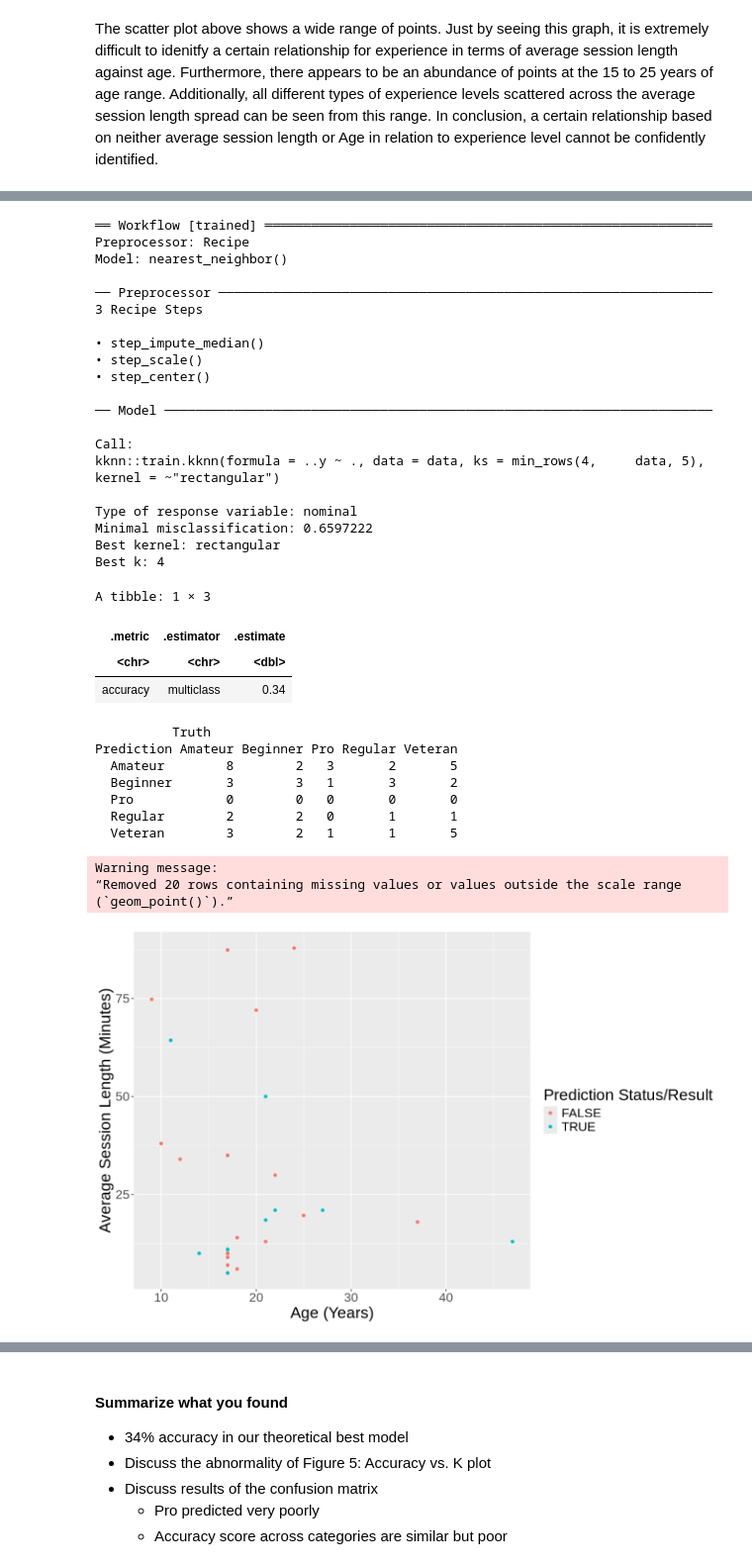
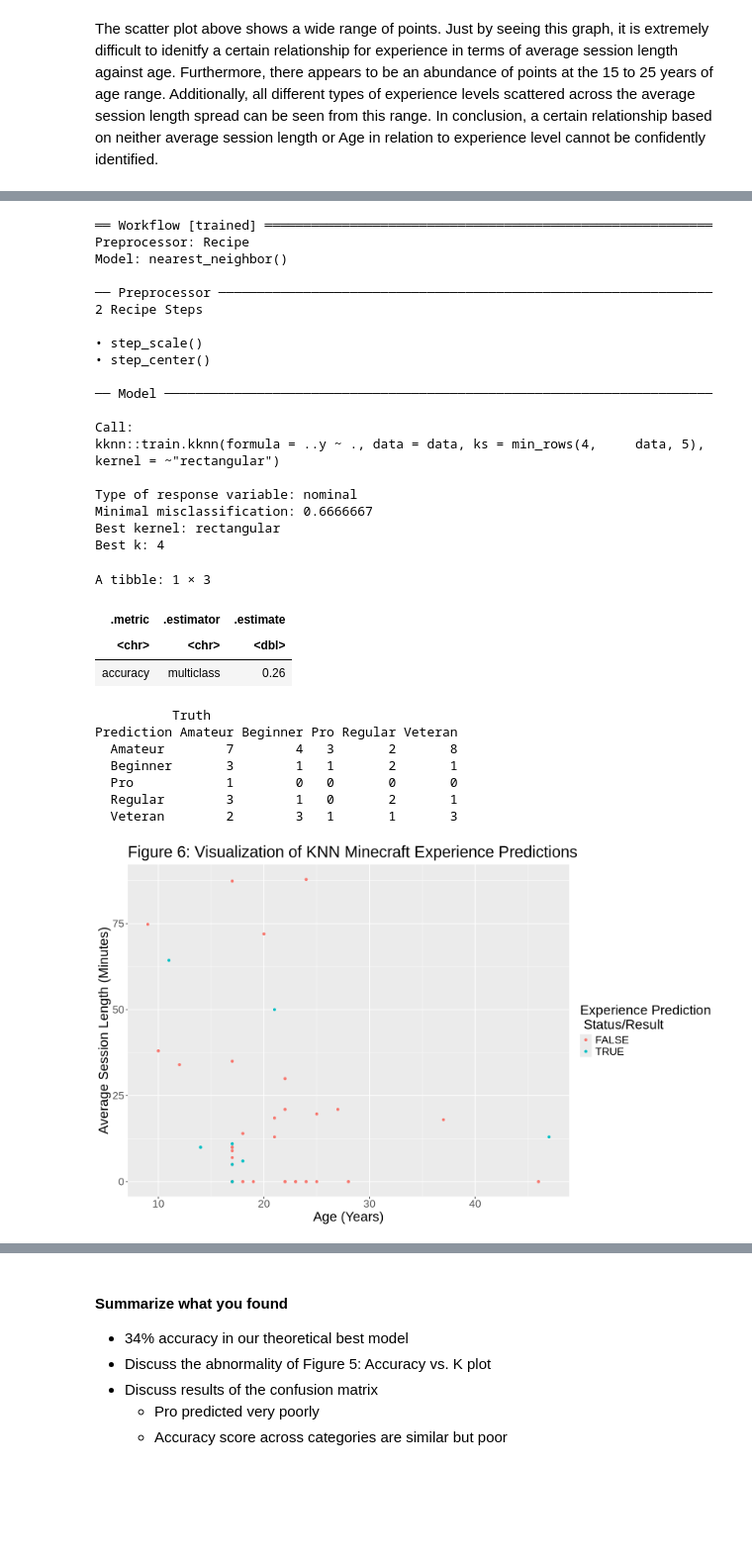
Before and after one commit to vckytn22/DSCI-100-Final-Report-Group-Project-004-27-, a Jupyter notebook: final_report_004_27.ipynb, the cells around one changed output, grey strips where cells are left out. Shown at 99% size. Cells and saved outputs as stored; diff of their text form; code cells hidden in the pictures; blank space fills up the shorter version.

```diff
--- a/final_report_004_27.ipynb
+++ b/final_report_004_27.ipynb
@@ -131,6 +135,7 @@ average_session_length_data <- session_length_data |>
 experience_report_data <- players_data |>
     left_join(average_session_length_data, by = "hashedEmail") |>
     mutate(experience = as.factor(experience)) |>
+    mutate(average_session_length = replace_na(average_session_length, 0)) |>
     select(experience, Age, average_session_length)
 head(experience_report_data)
 # %% [output]
@@ -259,7 +260,6 @@ experience_testing <- testing(experience_split)
 set.seed(2542)
 
 experience_recipe <- recipe(experience ~ Age + average_session_length, data = experience_training) |>
-   step_impute_median(Age, average_session_length) |>
    step_scale(Age, average_session_length) |>
    step_center(Age, average_session_length)
 experience_recipe
@@ -337,9 +342,8 @@ Preprocessor: Recipe
 Model: nearest_neighbor()
 
 ── Preprocessor ────────────────────────────────────────────────────────────────
-3 Recipe Steps
+2 Recipe Steps
 
-• step_impute_median()
 • step_scale()
 • step_center()
 
@@ -349,7 +353,7 @@ Call:
 kknn::train.kknn(formula = ..y ~ ., data = data, ks = min_rows(4,     data, 5), kernel = ~"rectangular")
 
 Type of response variable: nominal
-Minimal misclassification: 0.6597222
+Minimal misclassification: 0.6666667
 Best kernel: rectangular
 Best k: 4
 # %%
@@ -369,27 +373,27 @@ experience_conf_mat
 A tibble: 1 × 3
 | .metric | .estimator | .estimate |
 | <chr> | <chr> | <dbl> |
-| accuracy | multiclass | 0.34 |
+| accuracy | multiclass | 0.26 |
           Truth
 Prediction Amateur Beginner Pro Regular Veteran
-  Amateur        8        2   3       2       5
-  Beginner       3        3   1       3       2
-  Pro            0        0   0       0       0
-  Regular        2        2   0       1       1
-  Veteran        3        2   1       1       5
+  Amateur        7        4   3       2       8
+  Beginner       3        1   1       2       1
+  Pro            1        0   0       0       0
+  Regular        3        1   0       2       1
+  Veteran        2        3   1       1       3
 # %%
+options(repr.plot.width = 13, repr.plot.height = 8)
+
 experience_predictions_checked <- experience_predictions |>
   mutate(correct = .pred_class == experience)
 
 prediction_results_plot <- experience_predictions_checked |>
     ggplot(aes(x = Age, y = average_session_length, color = correct)) +
     geom_point() +
-    labs(x = "Age (Years)", y = "Average Session Length (Minutes)", color = "Prediction Status/Result") +
+    labs(x = "Age (Years)", y = "Average Session Length (Minutes)", color = "Experience Prediction \n Status/Result") +
+    ggtitle("Figure 6: Visualization of KNN Minecraft Experience Predictions") +
     theme(text = element_text(size = 20))
 prediction_results_plot
 # %% [output]
-Warning message:
-“Removed 20 rows containing missing values or values outside the scale range
-(`geom_point()`).”
-[figure, old version]
+[figure, new version]
 # %% [markdown]
```
Also changed, not shown: parts of 21 cells of this notebook.
